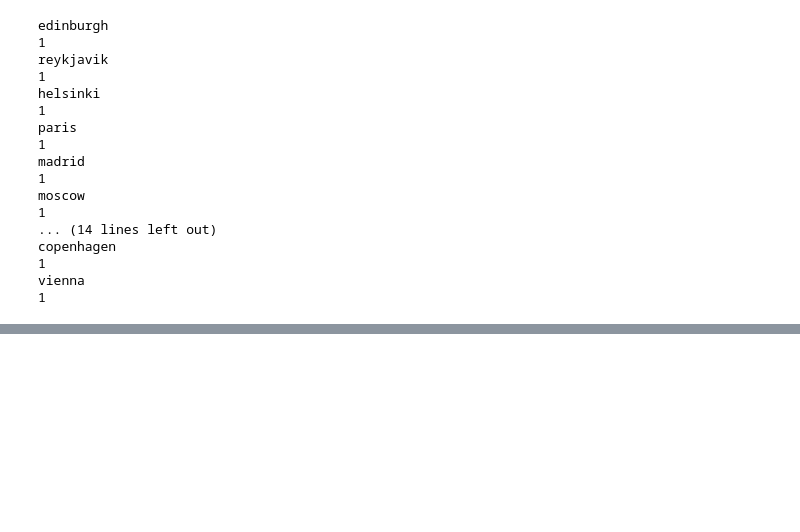
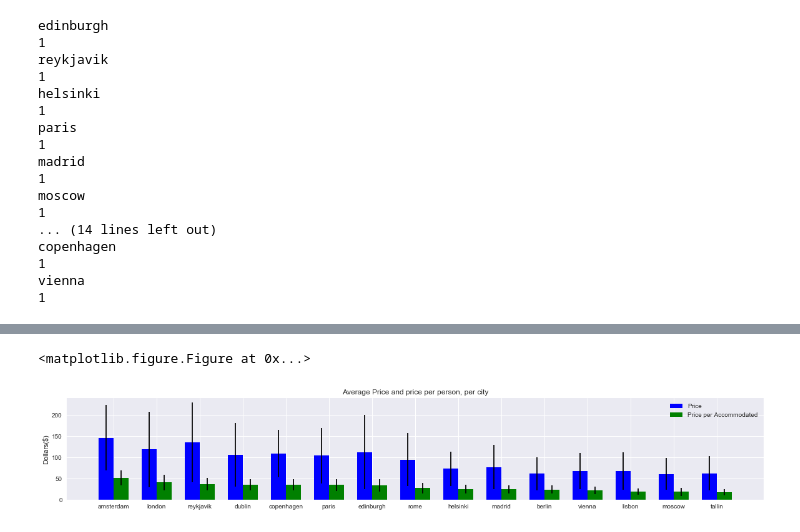
Before and after one commit to and92reas/AirBnB-Data-Analysis, a Jupyter notebook: processing.ipynb, the cells around one changed output, grey strips where cells are left out. Saved outputs shown, nothing was run; the diff lists cells and outputs as text; code cells hidden in the pictures; blank space fills up the shorter version.

Commit message:
Third day
Replaced and deleted nulls. Started some plots.

```diff
--- a/processing.ipynb
+++ b/processing.ipynb
@@ -175,0 +273,6 @@ datasets['vienna'].sample(5)
+# %%
+city_data = datasets['madrid']
+#city_data[(city_data['overall_satisfaction']==0) & (city_data['reviews'] > 0)
+city_data = city_data.set_index('last_modified')
+city_data['price']["2014-08-30":"2014-08-30"].plot()
+plt.show()
@@ -414,10 +503,10 @@ for city in datasets.keys():
     datasets[city] = city_data
     print('{0}\t(LOW)\t{1}\t(HIGH)\t{2}\t(TOTAL)\t{3}\t{4}% of city\'s dataset'.
           format(city,city_low_outliers,city_high_outliers,city_low_outliers + city_high_outliers
-                 ,100 * float(city_low_outliers + city_high_outliers)/len(city_data.index)))
+                 ,100 * float((city_low_outliers + city_high_outliers)/len(city_data.index))))
 
 print('\n\n\nALTOGETHER\t(LOW)\t{0}\t(HIGH)\t{1}\t(TOTAL)\t{2}\t{3}% of all cities\' datasets'.
           format(all_low_outliers,all_high_outliers,all_low_outliers + all_high_outliers
-                 ,100 * float(all_low_outliers + all_high_outliers)/all_data))
+                 ,100 * float((all_low_outliers + all_high_outliers)/all_data)))
 # %% [output]
 OUTLIER DETECTION AND DELETION
@@ -442,0 +532,6 @@ ALTOGETHER      (LOW)   392     (HIGH)  115614  (TOTAL) 116006  4.66195726171% o
+# %%
+#checking if 'last_modified' alone can be used as the primary key
+for city,data in datasets.iteritems():
+    print(city)
+    gb = data.groupby(['room_type'])
+    print(gb['room_type'].count().sort_values(ascending=False))
@@ -442,0 +556,47 @@ ALTOGETHER      (LOW)   392     (HIGH)  115614  (TOTAL) 116006  4.66195726171% o
+# %%
+#creating bar chart showing the average prices and average prices per accommodated, per city
+plt.clf()
+N = len(datasets.keys())
+price_means = []
+price_stds = []
+price_per_accommodated_means = []
+price_per_accommodated_stds = []
+cities = []
+
+for city in datasets.keys():
+    city_data = datasets[city]
+    price_means.append(city_data['price'].mean())
+    price_stds.append(city_data['price'].std())
+    price_per_accommodated_means.append(city_data['price_per_accommodated'].mean())
+    price_per_accommodated_stds.append(city_data['price_per_accommodated'].std())
+    cities.append(city)
+
+
+sort_indices = np.argsort(np.asarray(price_per_accommodated_means)) #sort cities on price per accommodated
+price_means = list(np.asarray(price_means)[sort_indices[::-1]])
+price_stds = list(np.asarray(price_stds)[sort_indices[::-1]])
+price_per_accommodated_means = list(np.asarray(price_per_accommodated_means)[sort_indices[::-1]])
+price_per_accommodated_stds = list(np.asarray(price_per_accommodated_stds)[sort_indices[::-1]])
+cities = list(np.asarray(cities)[sort_indices[::-1]])
+
+
+pos = np.arange(N)
+width = 0.35
+
+fig, ax = plt.subplots(figsize=(20,3))
+
+prices_bar = ax.bar(pos, tuple(price_means), width, color='b', yerr=tuple(price_stds))
+prices_pa_bar = ax.bar(pos+width, tuple(price_per_accommodated_means), width,
+                       color='g', yerr=tuple(price_per_accommodated_stds))
+
+ax.legend((prices_bar[0], prices_pa_bar[0]), ('Price', 'Price per Accommodated'))
+
+ax.set_ylabel('Dollars($)')
+ax.set_title('Average Price and price per person, per city')
+ax.set_xticks(pos + width / 2)
+ax.set_xticklabels(tuple(cities))
+
+plt.show()
+# %% [output]
+<matplotlib.figure.Figure at 0x...>
+[figure, added]
```
Also changed, not shown: parts of 22 cells of this notebook.
